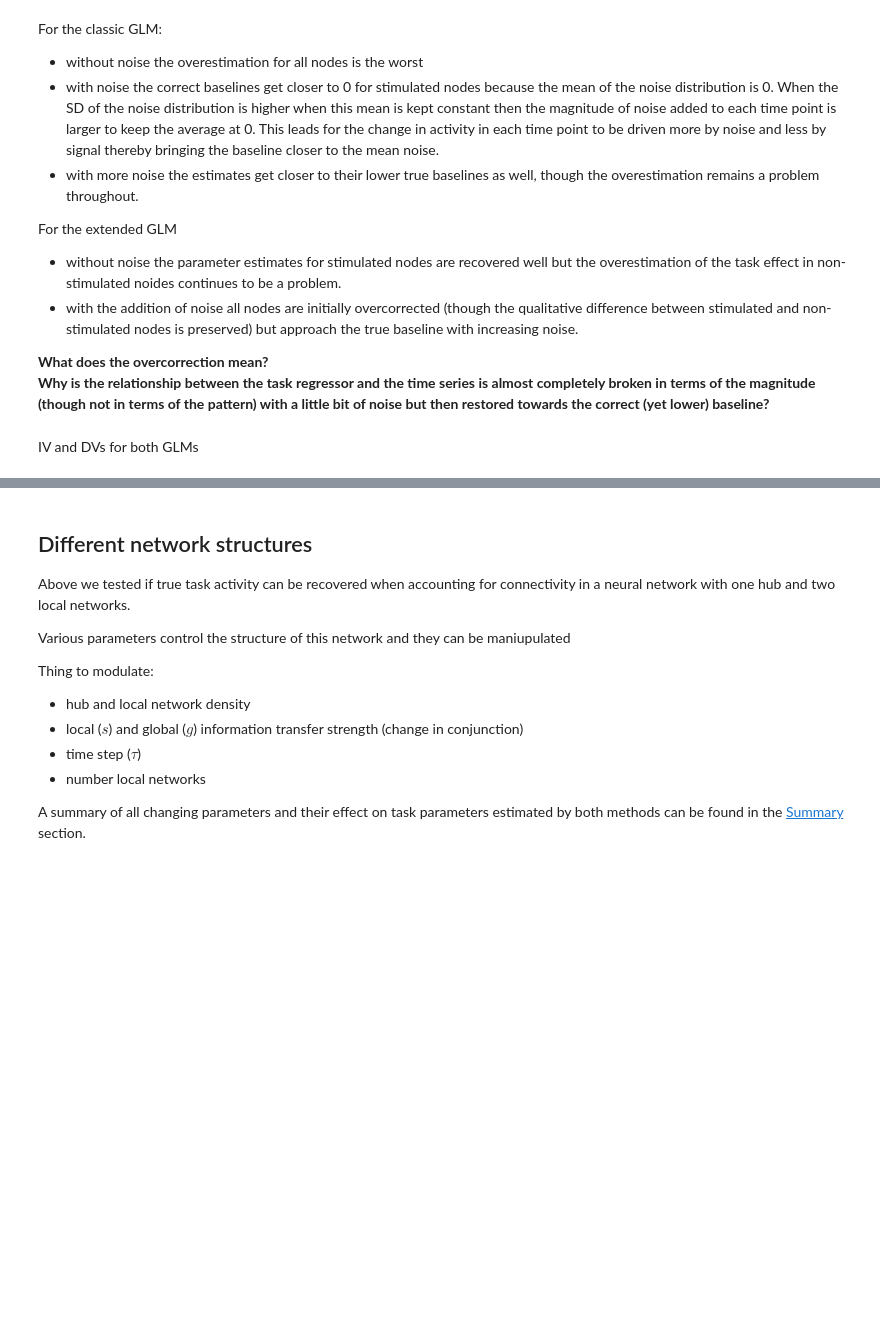
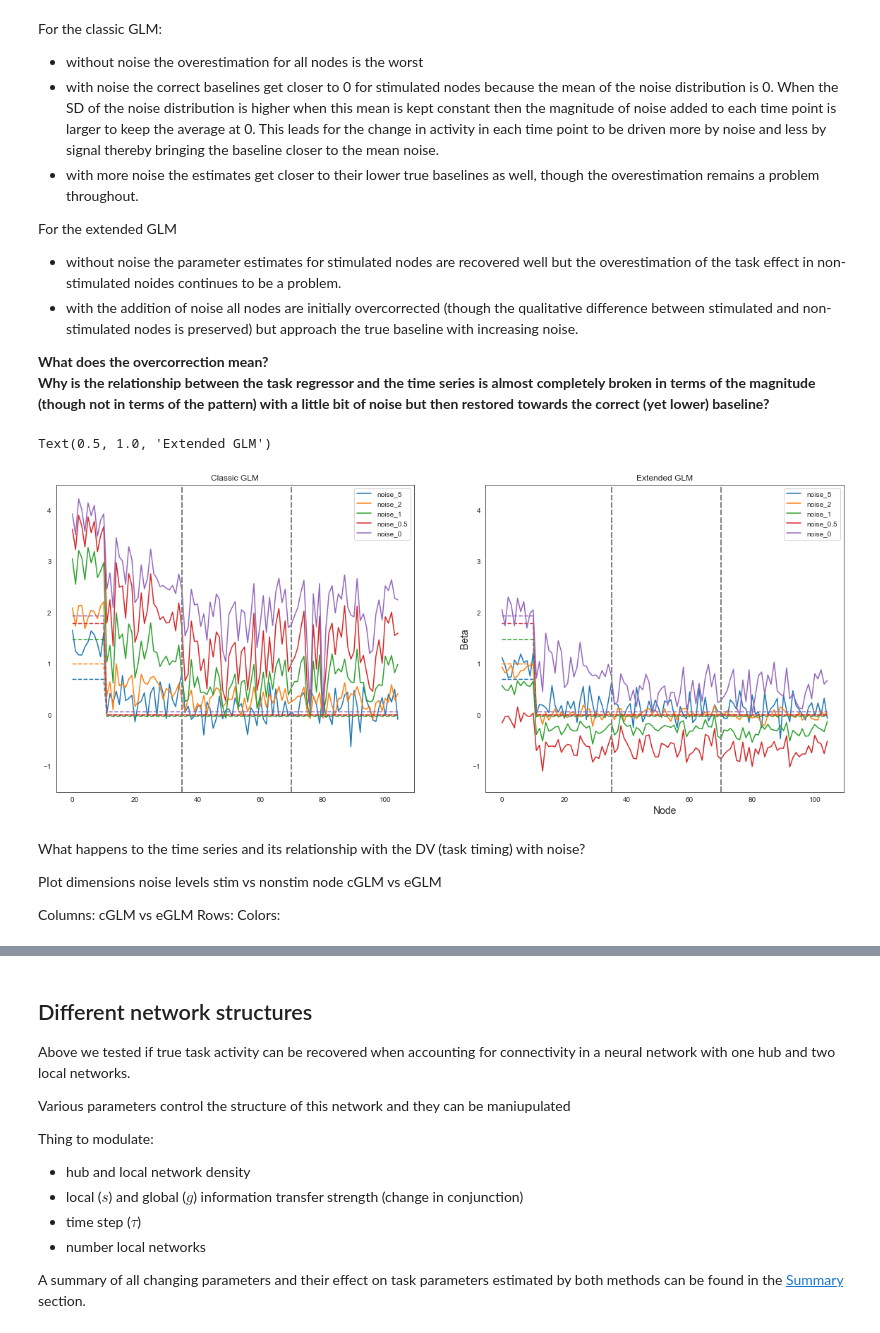
Before and after one commit to zenkavi/DevStudy_FmriNbs, a Jupyter notebook: notebooks/informationtransfermapping/TheoreticalResults/Zenkavi_Simulations/Extended_GLM_neural_network_level.ipynb, the cells around one changed output, grey strips where cells are left out. Drawn from its saved outputs; the diff is of its cells as text; code cells hidden in the pictures; blank space fills up the shorter version.

```diff
--- a/notebooks/informationtransfermapping/TheoreticalResults/Zenkavi_Simulations/Extended_GLM_neural_network_level.ipynb
+++ b/notebooks/informationtransfermapping/TheoreticalResults/Zenkavi_Simulations/Extended_GLM_neural_network_level.ipynb
@@ -566,33 +569,44 @@ col_lookup = dict(zip(rkeys, values))
 # %%
 plt.rcParams["figure.figsize"][0] = 20
 plt.rcParams["figure.figsize"][1] = 8
 fig, a =  plt.subplots(1,2)
 
 task_betas = [{k:v['ucr_task_betas'] for k,v in ucr_glms.items()}, {k:v['ext_task_betas'] for k,v in ext_glms.items()}]
 
 for i in range(len(task_betas)):
     for j in rkeys:
         a[i].plot(task_betas[i][j], label = j, color = col_lookup[j])
         stim_baseline, nonstim_baseline = get_true_baseline(noise_ts[j])
 
         a[i].plot(np.concatenate((np.repeat(stim_baseline, 11), np.repeat(nonstim_baseline,94))),
                   color = col_lookup[j], linestyle = '--')
 
         for n in range(1,3):
             a[i].axvline(x=35*n,linewidth=2, color='gray', ls = "--")
         a[i].legend(loc="best")
         a[i].set_ylim([-1.5,4.5])
 
 plt.ylabel('Beta',fontsize=14)
 plt.xlabel('Node',fontsize=14)
 a[0].set_title("Classic GLM")
 a[1].set_title("Extended GLM")
-fig.suptitle("Stim mag = 0.5", fontsize = 16)
+# %% [output]
+Text(0.5, 1.0, 'Extended GLM')
+[figure, added]
 # %%
 plt.rcParams["figure.figsize"][0] = 15
 plt.rcParams["figure.figsize"][1] = 6
-# %% [markdown]
-IV and DVs for both GLMs
+# %% [markdown]
+What happens to the time series and its relationship with the DV (task timing) with noise?
+
+Plot dimensions
+noise levels
+stim vs nonstim node
+cGLM vs eGLM
+
+Columns: cGLM vs eGLM
+Rows:
+Colors:
 # %%
 plt.rcParams["figure.figsize"][0] = 15
 plt.rcParams["figure.figsize"][1] = 12
```
Also changed, not shown: parts of 2 cells of this notebook.
